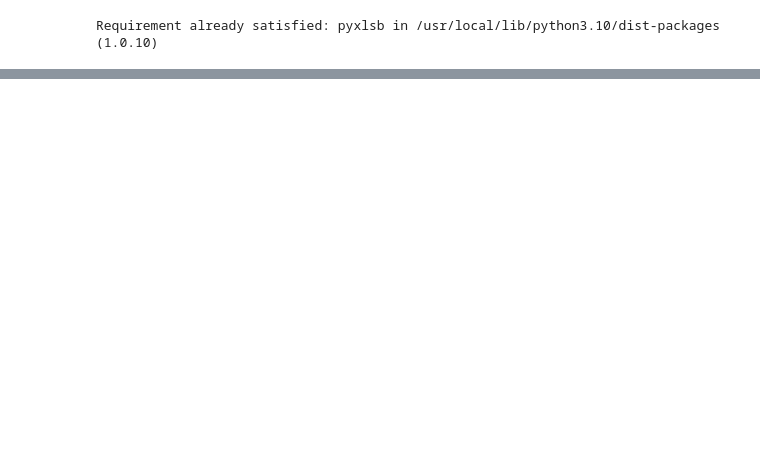
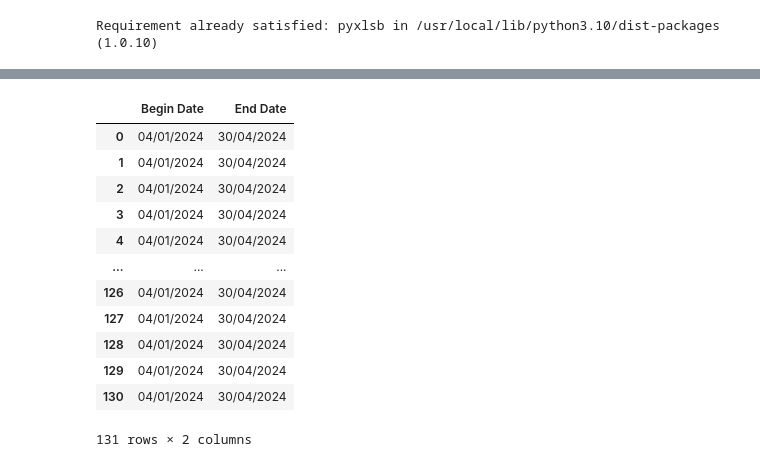
Before and after one commit to josepmatias/nos_reten-ao, a Jupyter notebook: Objectivos reactiva template.ipynb, the cells around one changed output, grey strips where cells are left out. Cells and saved outputs as stored; diff of their text form; code cells hidden in the pictures; blank space fills up the shorter version.

```diff
--- a/Objectivos reactiva template.ipynb
+++ b/Objectivos reactiva template.ipynb
@@ -73,3 +79,29 @@ periodo actual: 03.2024 e período antigo: 03.2024
+# %%
+#actualizar o campo das datas: "Begin Date" e "End Date"
+
+resumo_template2["Begin Date"]=start_date
+resumo_template2["End Date"]=end_date
+
+resumo_template2["Begin Date"]=pd.to_datetime(resumo_template2["Begin Date"]).dt.strftime('%d/%m/%Y')
+
+resumo_template2["End Date"]=pd.to_datetime(resumo_template2["End Date"]).dt.strftime('%d/%m/%Y')
+
+
+resumo_template2[["Begin Date", "End Date"]]
+# %% [output]
+|  | Begin Date | End Date |
+| 0 | 04/01/2024 | 30/04/2024 |
+| 1 | 04/01/2024 | 30/04/2024 |
+| 2 | 04/01/2024 | 30/04/2024 |
+| 3 | 04/01/2024 | 30/04/2024 |
+| 4 | 04/01/2024 | 30/04/2024 |
+| ... | ... | ... |
+| 126 | 04/01/2024 | 30/04/2024 |
+| 127 | 04/01/2024 | 30/04/2024 |
+| 128 | 04/01/2024 | 30/04/2024 |
+| 129 | 04/01/2024 | 30/04/2024 |
+| 130 | 04/01/2024 | 30/04/2024 |
+131 rows × 2 columns
 # %%
 
 #fazer transformações na dataframe resumo_template - modificar "EXCLUSIVO", excluir linhas "decisor" e substituir "RRR_GCO_"
```
Also changed, not shown: parts of 8 cells of this notebook.
